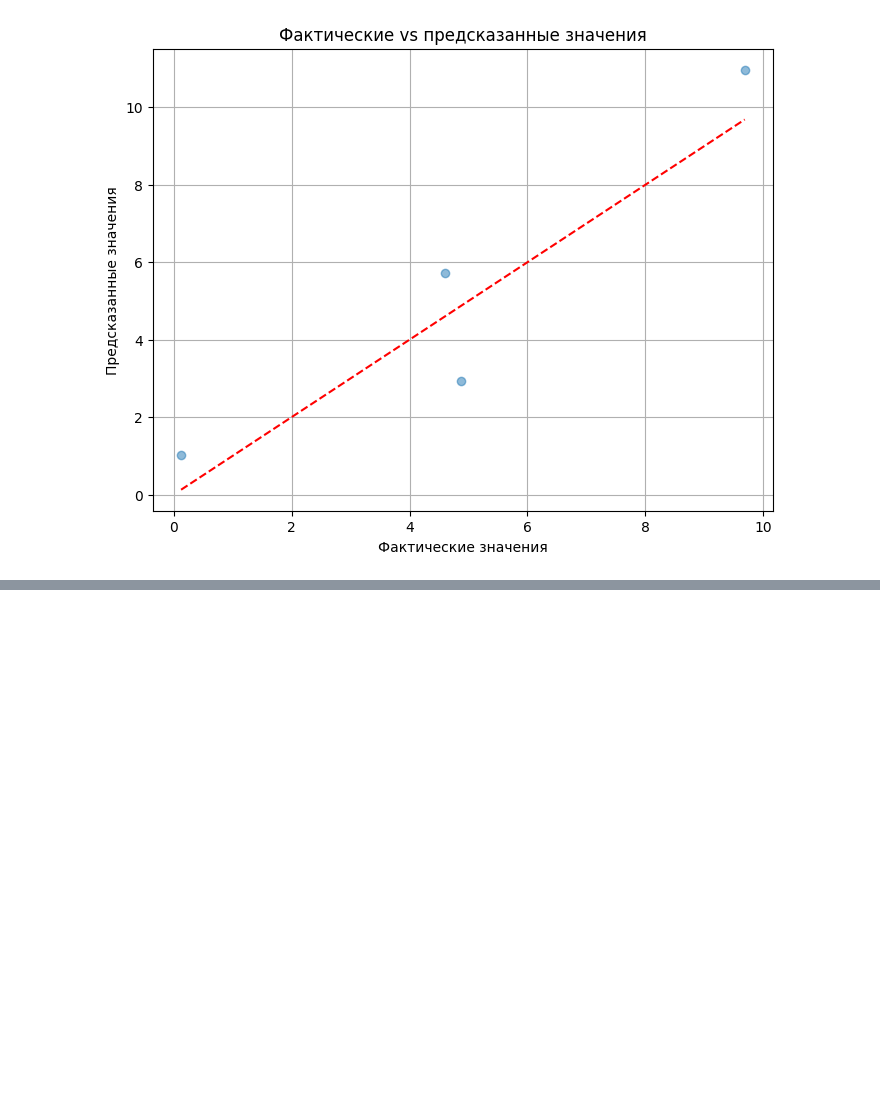
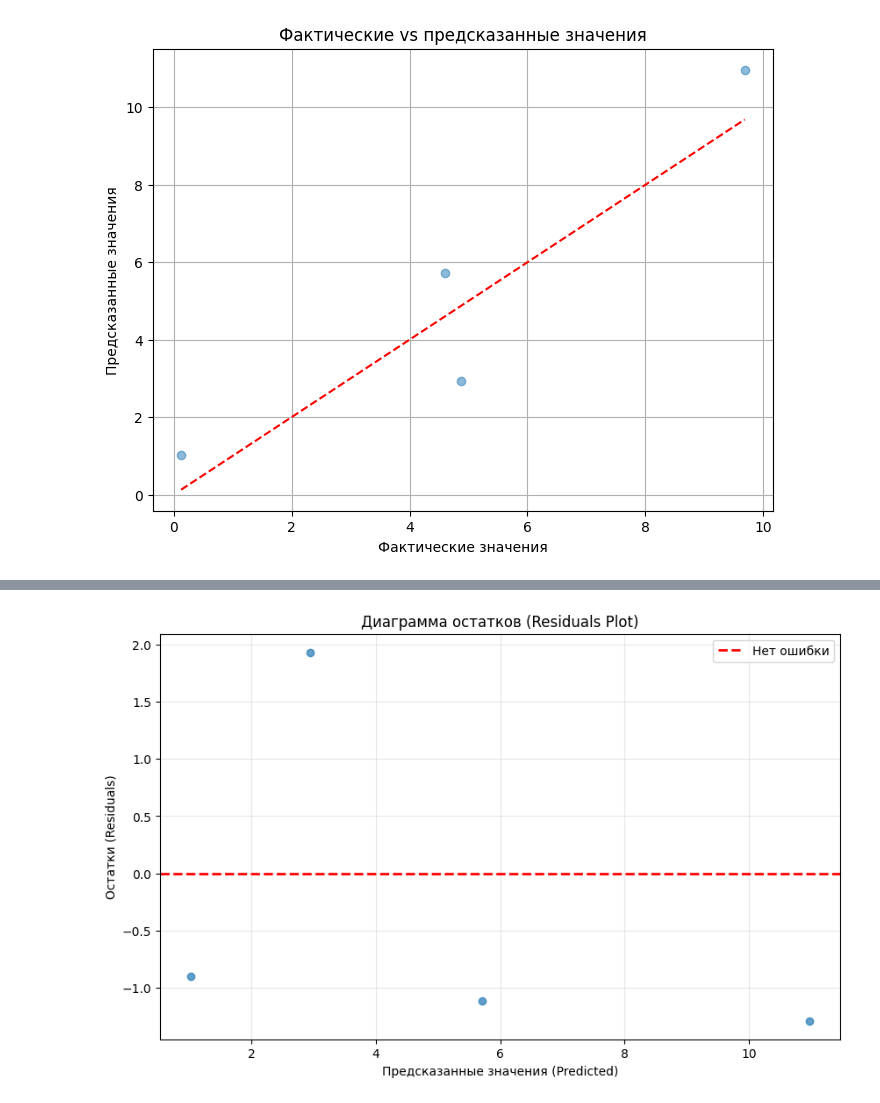
Before and after one commit to neko-aleph/ML_4, a Jupyter notebook: lr4.ipynb, the cells around one changed output, grey strips where cells are left out. Drawn from its saved outputs; the diff is of its cells as text; code cells hidden in the pictures; blank space fills up the shorter version.

Commit message:
fix: add residuals plot

```diff
--- a/lr4.ipynb
+++ b/lr4.ipynb
@@ -233,0 +239,16 @@ plt.show()
+# %%
+residuals = y_test - y_pred
+
+plt.figure(figsize=(10, 6))
+plt.scatter(y_pred, residuals, alpha=0.7)
+plt.axhline(y=0, color='red', linestyle='--', linewidth=2, label='Нет ошибки')
+
+plt.xlabel('Предсказанные значения (Predicted)')
+plt.ylabel('Остатки (Residuals)')
+plt.title('Диаграмма остатков (Residuals Plot)')
+plt.legend()
+plt.grid(True, alpha=0.3)
+
+plt.show()
+# %% [output]
+[figure, added]
```
Also changed, not shown: parts of 1 cell of this notebook.
